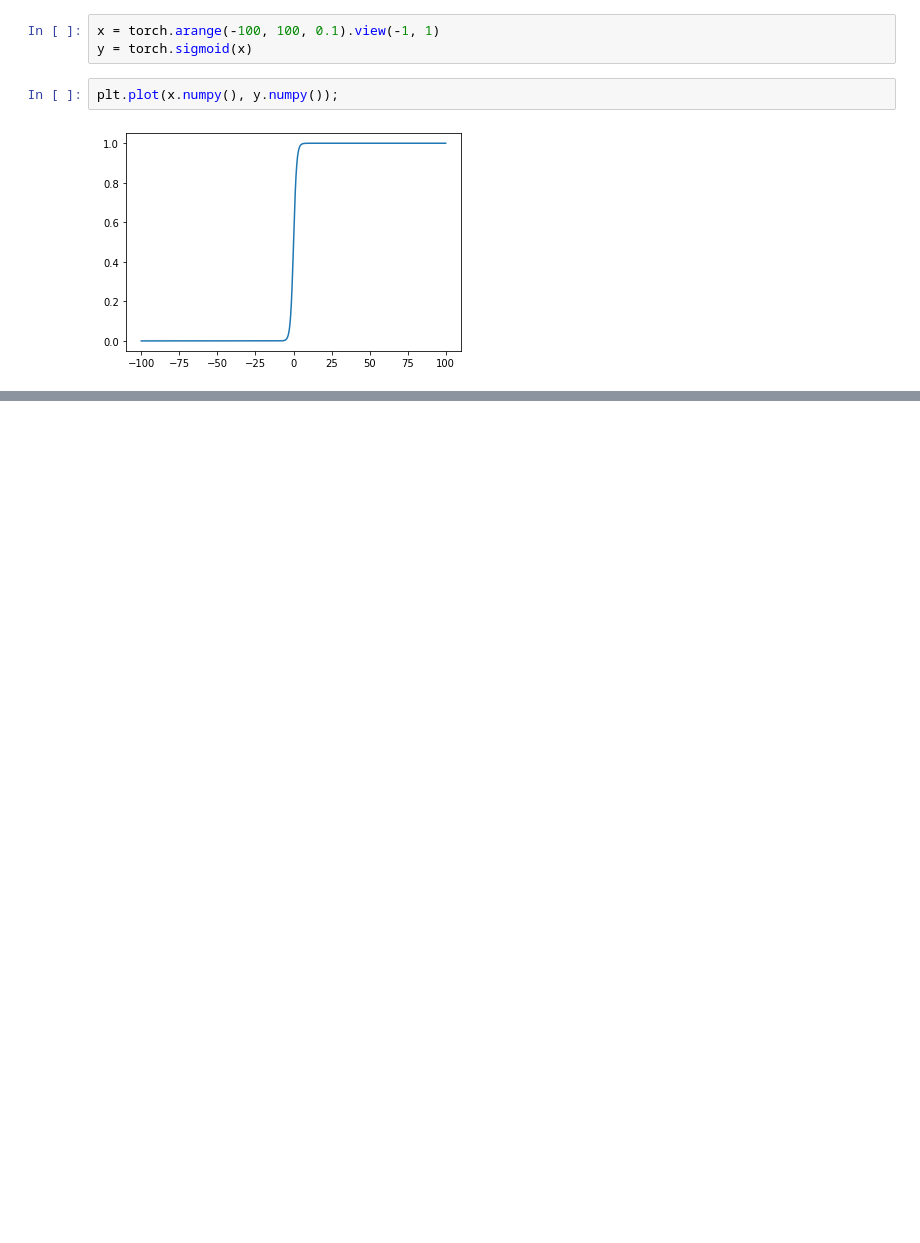
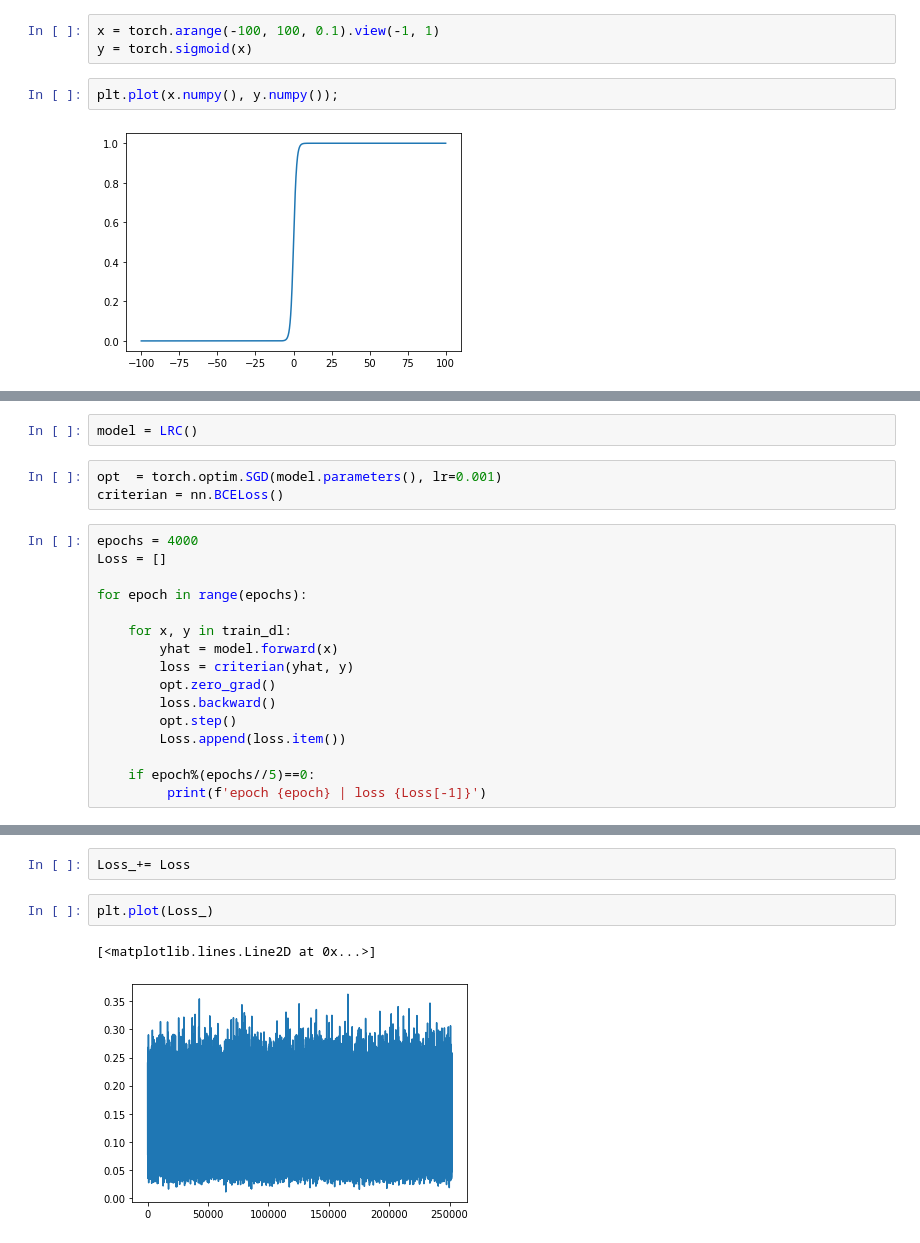
Before and after one commit to macabdul9/pytorch-learning, a Jupyter notebook: Deep-Neural-Networks-with-pytorch-Coursera/Week-3-Logistic Regression and Classification.ipynb, the cells around one changed output, grey strips where cells are left out. Saved outputs shown, nothing was run; the diff lists cells and outputs as text; blank space fills up the shorter version.

```diff
--- a/Deep-Neural-Networks-with-pytorch-Coursera/Week-3-Logistic Regression and Classification.ipynb
+++ b/Deep-Neural-Networks-with-pytorch-Coursera/Week-3-Logistic Regression and Classification.ipynb
@@ -29,0 +170,21 @@ y = y.type(torch.int32)
+# %%
+model = LRC()
+# %%
+opt  = torch.optim.SGD(model.parameters(), lr=0.001)
+criterian = nn.BCELoss()
+# %%
+epochs = 4000
+Loss = []
+
+for epoch in range(epochs):
+
+    for x, y in train_dl:
+        yhat = model.forward(x)
+        loss = criterian(yhat, y)
+        opt.zero_grad()
+        loss.backward()
+        opt.step()
+        Loss.append(loss.item())
+
+    if epoch%(epochs//5)==0:
+         print(f'epoch {epoch} | loss {Loss[-1]}')
@@ -29,0 +204,7 @@ y = y.type(torch.int32)
+# %%
+Loss_+= Loss
+# %%
+plt.plot(Loss_)
+# %% [output]
+[<matplotlib.lines.Line2D at 0x...>]
+[figure, added]
```
Also changed, not shown: parts of 27 cells of this notebook, 1 other file.
